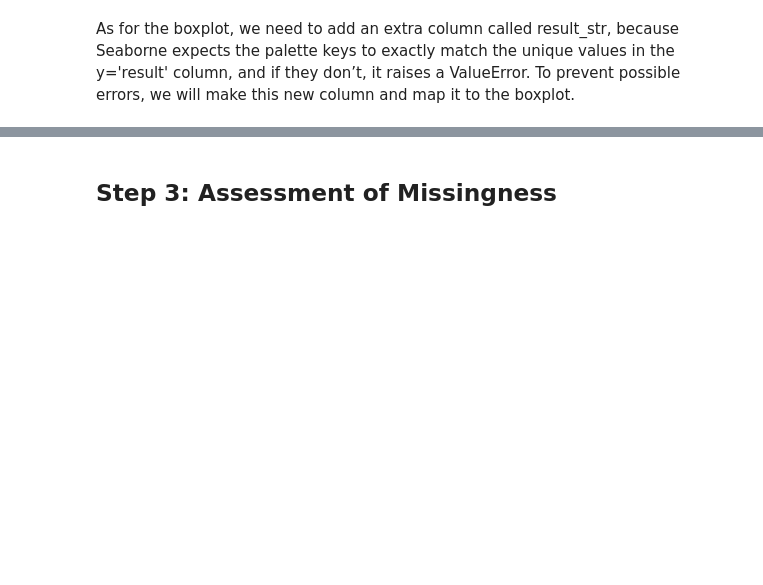
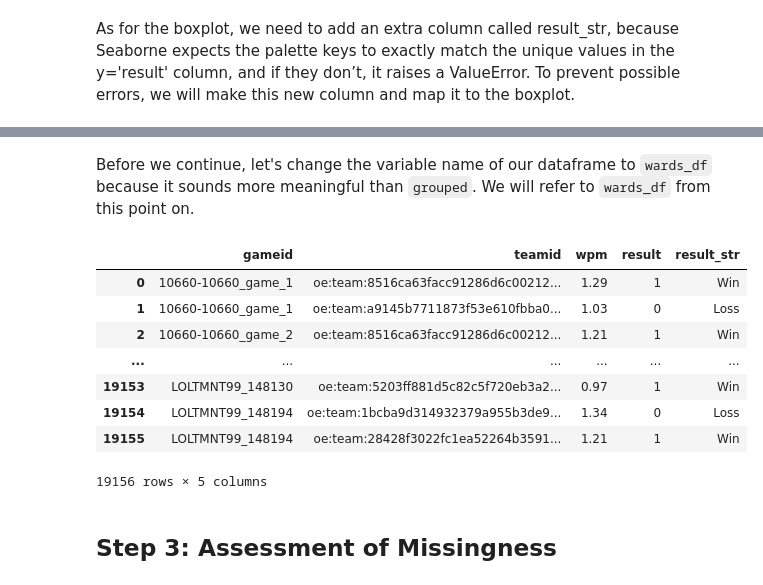
Before and after one commit to j2doan/LeagueofLegends, a Jupyter notebook: notebooks/League_of_Legends_Ward_Correlation_Analysis.ipynb, the cells around one changed output, grey strips where cells are left out. Drawn from its saved outputs; the diff is of its cells as text; code cells hidden in the pictures; blank space fills up the shorter version.

```diff
--- a/notebooks/League_of_Legends_Ward_Correlation_Analysis.ipynb
+++ b/notebooks/League_of_Legends_Ward_Correlation_Analysis.ipynb
@@ -229,5 +235,20 @@ plt.show()
 # %% [output]
 No artists with labels found to put in legend.  Note that artists whose label start with an underscore are ignored when legend() is called with no argument.
 [drawing not drawn]
+# %% [markdown]
+Before we continue, let's change the variable name of our dataframe to `wards_df` because it sounds more meaningful than `grouped`. We will refer to `wards_df` from this point on.
+# %%
+wards_df = grouped
+wards_df
+# %% [output]
+|  | gameid | teamid | wpm | result | result_str |
+| 0 | 10660-10660_game_1 | oe:team:8516ca63facc91286d6c00212... | 1.29 | 1 | Win |
+| 1 | 10660-10660_game_1 | oe:team:a9145b7711873f53e610fbba0... | 1.03 | 0 | Loss |
+| 2 | 10660-10660_game_2 | oe:team:8516ca63facc91286d6c00212... | 1.21 | 1 | Win |
+| ... | ... | ... | ... | ... | ... |
+| 19153 | LOLTMNT99_148130 | oe:team:5203ff881d5c82c5f720eb3a2... | 0.97 | 1 | Win |
+| 19154 | LOLTMNT99_148194 | oe:team:1bcba9d314932379a955b3de9... | 1.34 | 0 | Loss |
+| 19155 | LOLTMNT99_148194 | oe:team:28428f3022fc1ea52264b3591... | 1.21 | 1 | Win |
+19156 rows × 5 columns
 # %% [markdown]
 ## Step 3: Assessment of Missingness
```
Also changed, not shown: parts of 17 cells of this notebook.
